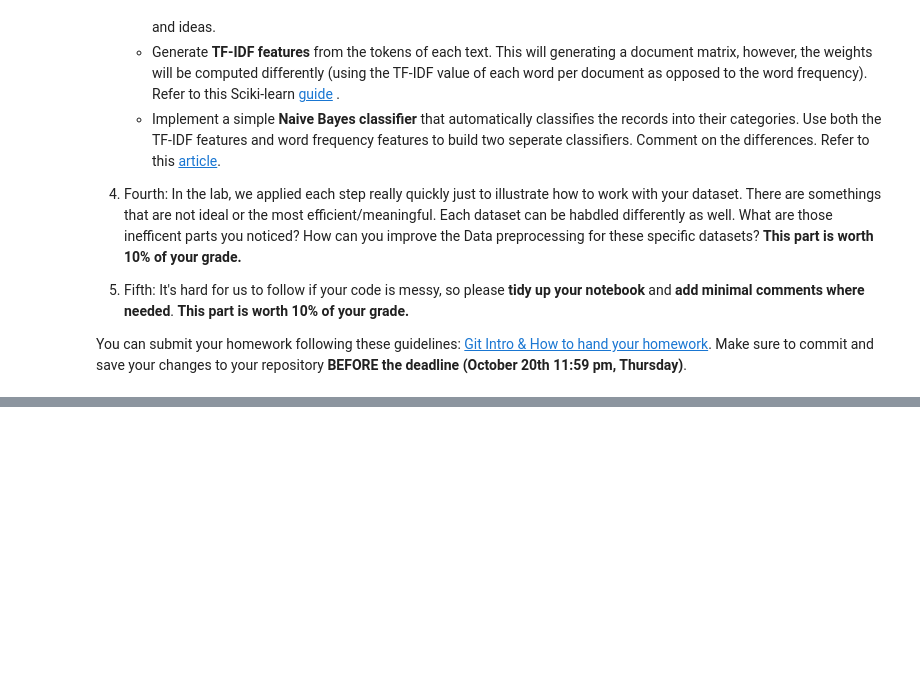
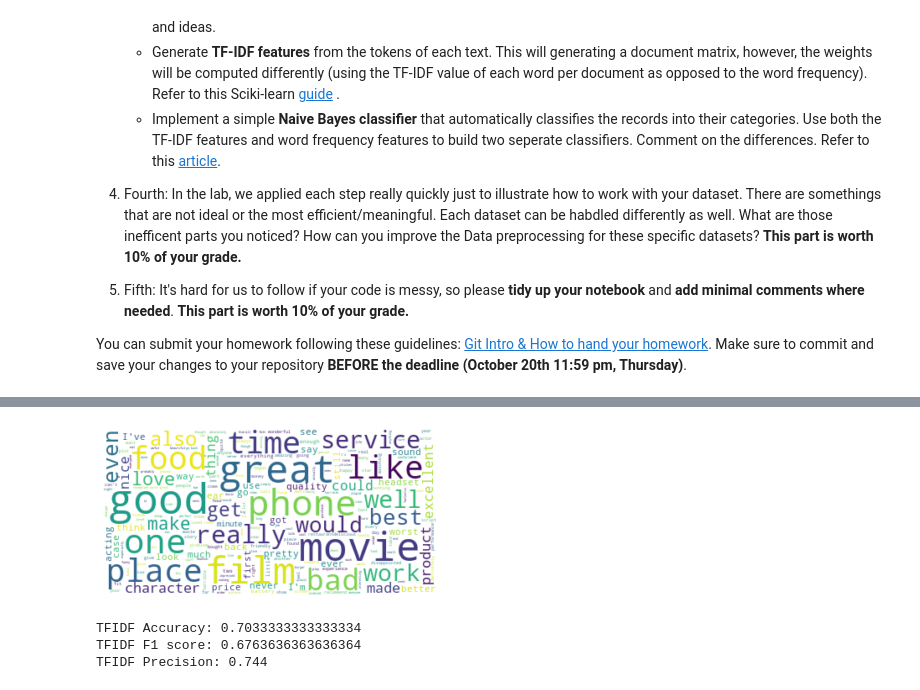
Before and after one commit to judylin0324/DM2022-Lab1-Homework-1, a Jupyter notebook: DM2022-Lab1-Homework.ipynb, the cells around one changed output, grey strips where cells are left out. Cells and saved outputs as stored; diff of their text form; code cells hidden in the pictures; blank space fills up the shorter version.

```diff
--- a/DM2022-Lab1-Homework.ipynb
+++ b/DM2022-Lab1-Homework.ipynb
@@ -71,10 +57,0 @@ You can not answer calls with the unit, never worked once!      0
-# %%
-name = []
-score = []
-path = 'sentiment labelled sentences/amazon_cells_labelled.txt'
-with open(path) as a:
-    for line in a.readlines():
-        s = line.split('\t')
-        name.append(s[0])
-        score.append(s[1].replace('\n', ''))
-print(name)
@@ -118,0 +109,24 @@ df_amazon[0:2]
+# %%
+# wordcloud
+text = " ".join(review for review in data['text'])
+wordcloud = WordCloud(max_font_size=50, max_words=550, background_color="white", stopwords=stopwords.words("english")).generate(text)
+plt.figure()
+plt.imshow(wordcloud, interpolation="bilinear")
+plt.axis("off")
+plt.show()
+# %% [output]
+[figure, added]
+# %%
+# use TFIDF feature train bayes
+model = GaussianNB()
+tf_x_test = vectorizer.transform(X_test)
+model.fit(tf_x.toarray(),y_train)
+y_pred = model.predict(tf_x_test.toarray())
+
+print('TFIDF Accuracy:', accuracy_score(y_test, y_pred))
+print('TFIDF F1 score:', f1_score(y_test, y_pred))
+print('TFIDF Precision:', precision_score(y_test, y_pred))
+# %% [output]
+TFIDF Accuracy: 0.7033333333333334
+TFIDF F1 score: 0.6763636363636364
+TFIDF Precision: 0.744
```
Also changed, not shown: parts of 17 cells of this notebook, 1 other file.
